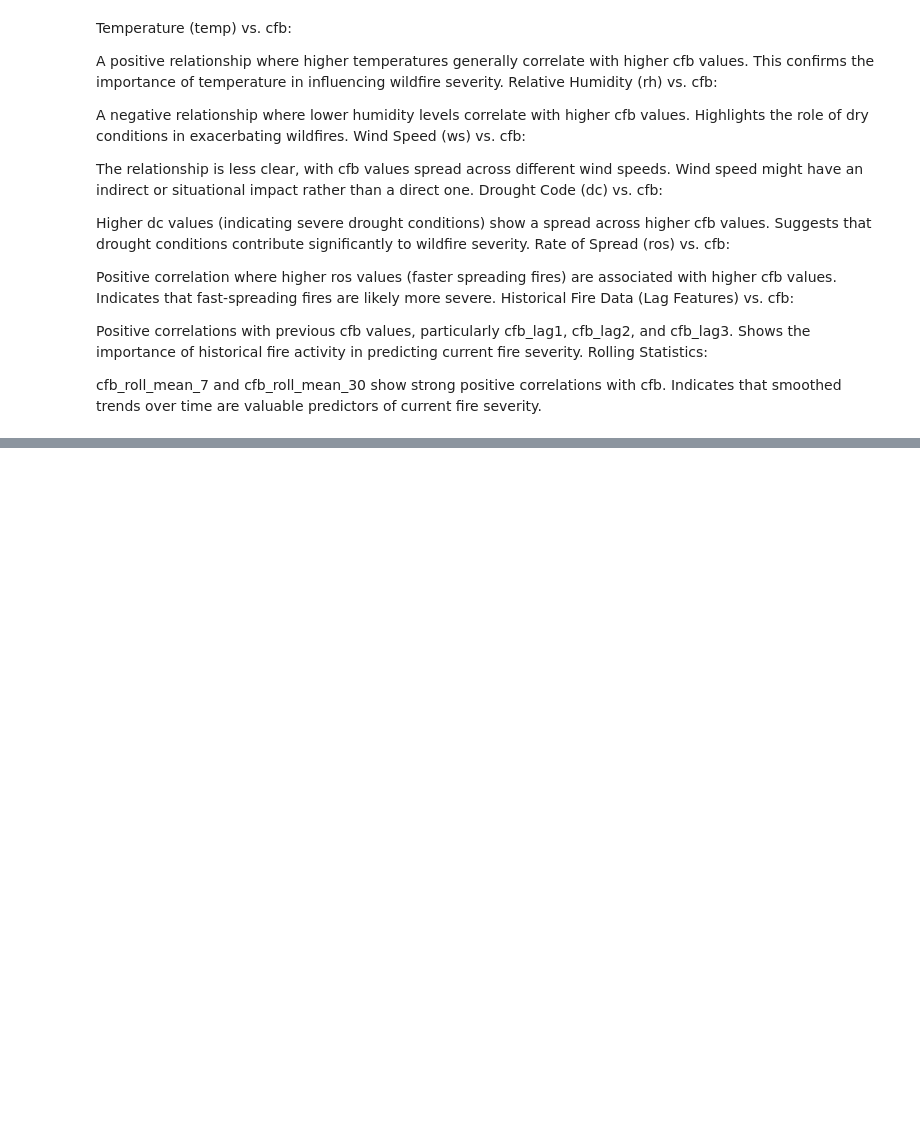
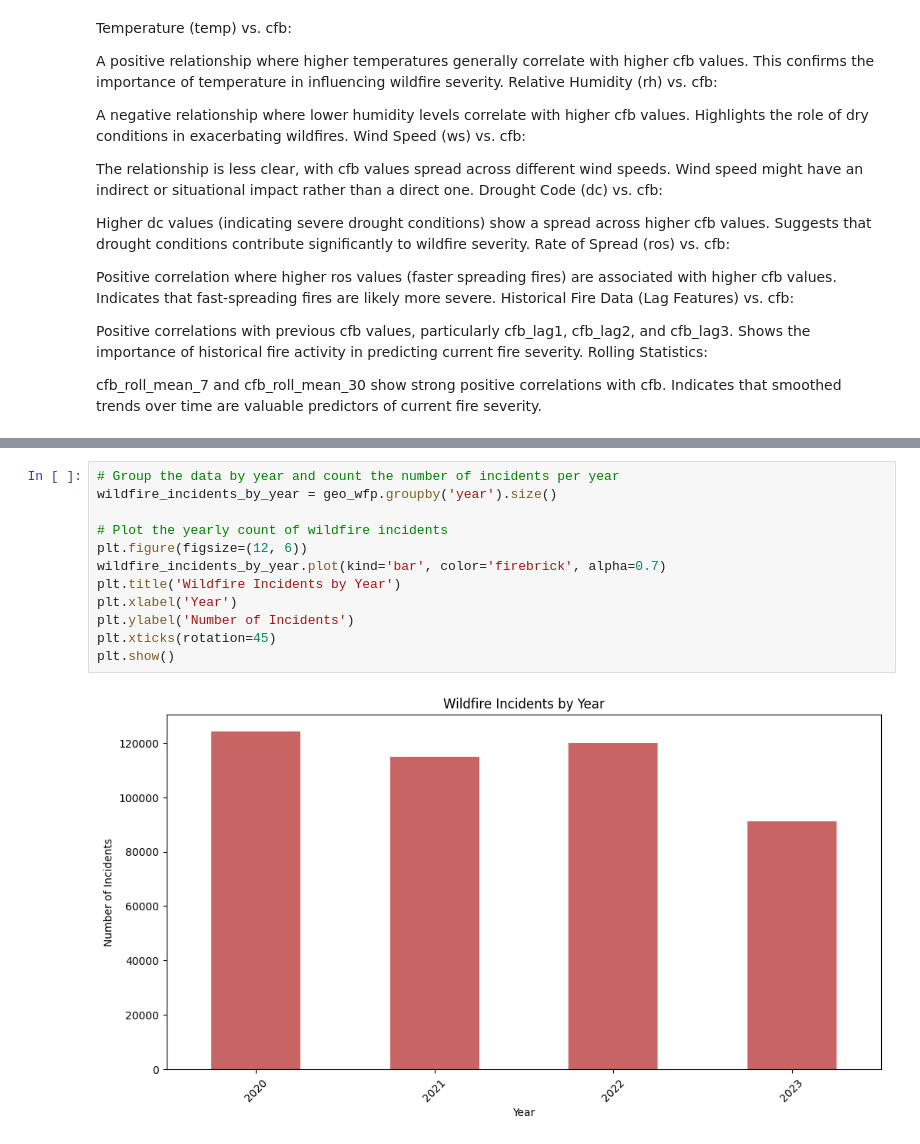
Before and after one commit to Big-Data-Capstone-S2024/WildFireSimulation, a Jupyter notebook: wildfireprediction_feature_engineering.ipynb, the cells around one changed output, grey strips where cells are left out. Cells and saved outputs as stored; diff of their text form; blank space fills up the shorter version.

```diff
--- a/wildfireprediction_feature_engineering.ipynb
+++ b/wildfireprediction_feature_engineering.ipynb
@@ -337,3 +399,17 @@ Indicates that smoothed trends over time are valuable predictors of current fire
+# %%
+# Group the data by year and count the number of incidents per year
+wildfire_incidents_by_year = geo_wfp.groupby('year').size()
+
+# Plot the yearly count of wildfire incidents
+plt.figure(figsize=(12, 6))
+wildfire_incidents_by_year.plot(kind='bar', color='firebrick', alpha=0.7)
+plt.title('Wildfire Incidents by Year')
+plt.xlabel('Year')
+plt.ylabel('Number of Incidents')
+plt.xticks(rotation=45)
+plt.show()
+# %% [output]
+[figure, added]
 # %% [markdown]
 Based on these insights, the features below will help capture the temporal dependencies and environmental conditions influencing wildfire severity
 
```
Also changed, not shown: parts of 17 cells of this notebook, 18 other files.
